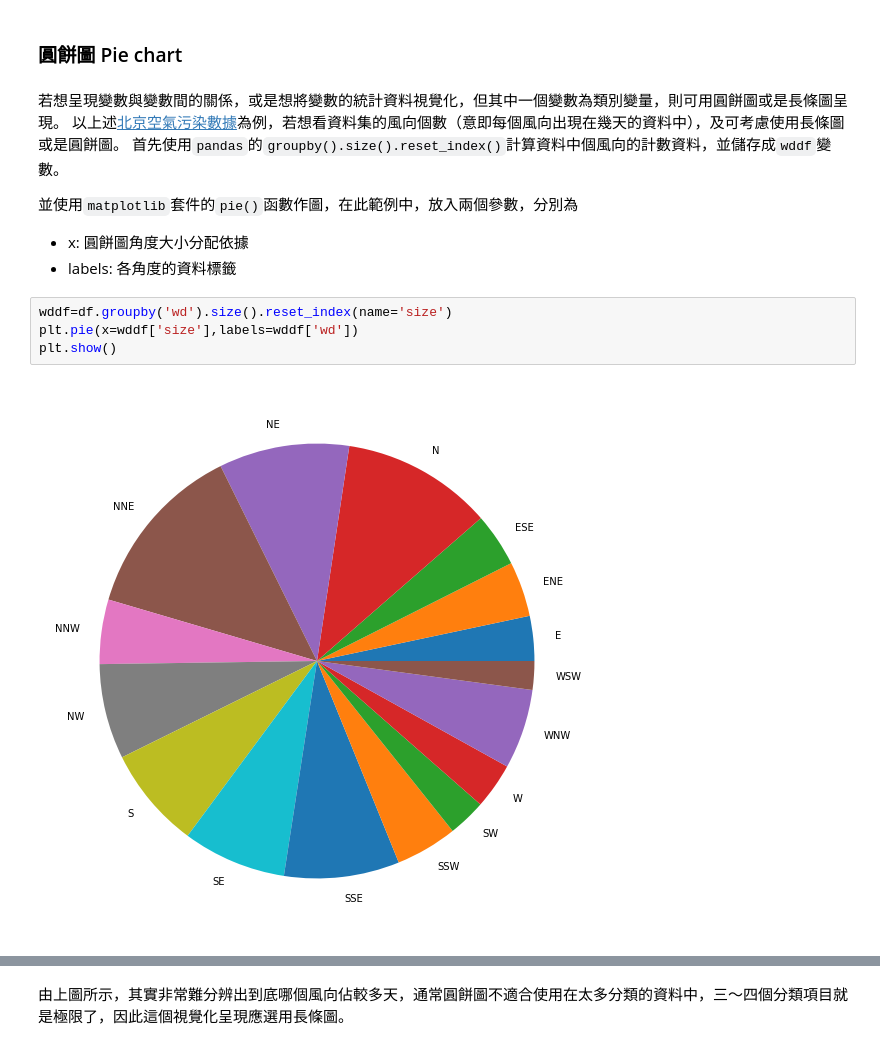
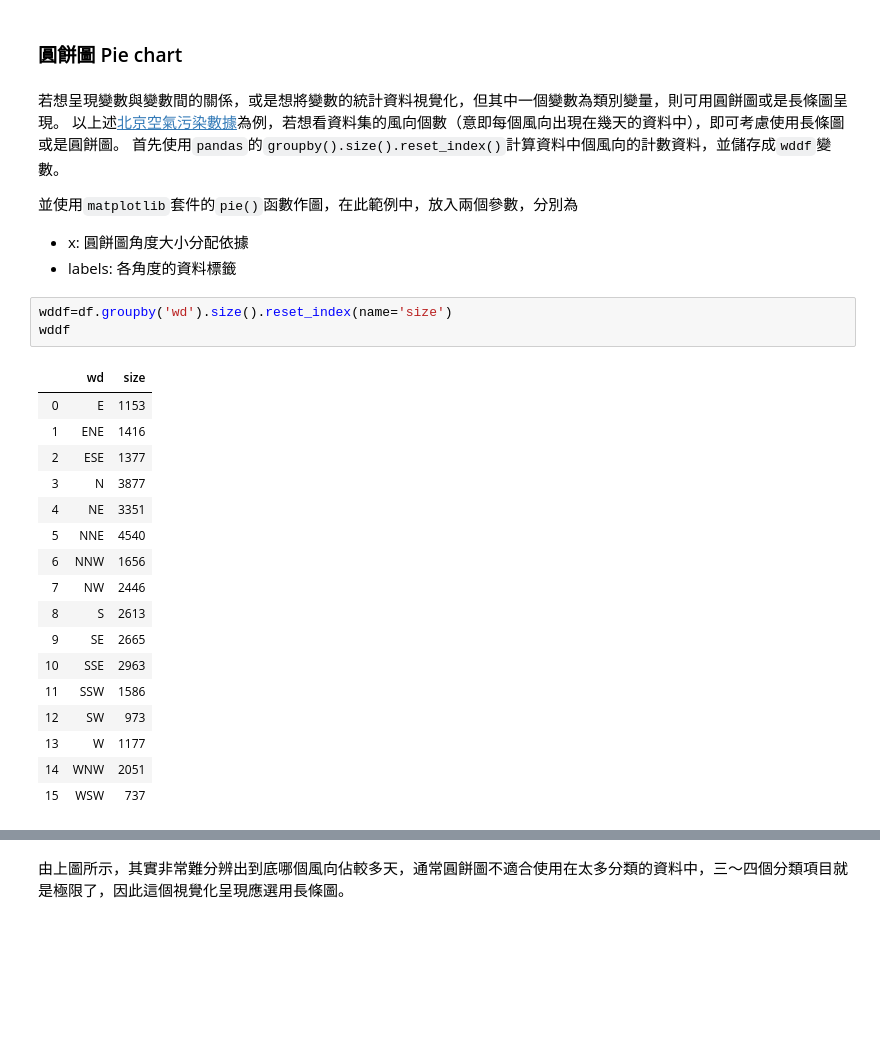
Before and after one commit to yijutseng/DataVisPython, a Jupyter notebook: matplotlib.ipynb, the cells around one changed output, grey strips where cells are left out. Cells and saved outputs as stored; diff of their text form; blank space fills up the shorter version.

```diff
--- a/matplotlib.ipynb
+++ b/matplotlib.ipynb
@@ -199,7 +218,7 @@ invalid value encountered in less_equal
 ### 圓餅圖 Pie chart
 # %% [markdown]
 若想呈現變數與變數間的關係，或是想將變數的統計資料視覺化，但其中一個變數為類別變量，則可用圓餅圖或是長條圖呈現。
-以上述[北京空氣污染數據](https://archive.ics.uci.edu/ml/datasets/Beijing+Multi-Site+Air-Quality+Data)為例，若想看資料集的風向個數（意即每個風向出現在幾天的資料中），及可考慮使用長條圖或是圓餅圖。
+以上述[北京空氣污染數據](https://archive.ics.uci.edu/ml/datasets/Beijing+Multi-Site+Air-Quality+Data)為例，若想看資料集的風向個數（意即每個風向出現在幾天的資料中），即可考慮使用長條圖或是圓餅圖。
 首先使用`pandas`的`groupby().size().reset_index()`計算資料中個風向的計數資料，並儲存成`wddf`變數。
 
 並使用`matplotlib`套件的`pie()`函數作圖，在此範例中，放入兩個參數，分別為
@@ -207,7 +226,22 @@ invalid value encountered in less_equal
 - labels: 各角度的資料標籤
 # %%
 wddf=df.groupby('wd').size().reset_index(name='size')
-plt.pie(x=wddf['size'],labels=wddf['wd'])
-plt.show()
+wddf
 # %% [output]
-[figure, removed]
+|  | wd | size |
+| 0 | E | 1153 |
+| 1 | ENE | 1416 |
+| 2 | ESE | 1377 |
+| 3 | N | 3877 |
+| 4 | NE | 3351 |
+| 5 | NNE | 4540 |
+| 6 | NNW | 1656 |
+| 7 | NW | 2446 |
+| 8 | S | 2613 |
+| 9 | SE | 2665 |
+| 10 | SSE | 2963 |
+| 11 | SSW | 1586 |
+| 12 | SW | 973 |
+| 13 | W | 1177 |
+| 14 | WNW | 2051 |
+| 15 | WSW | 737 |
```
Also changed, not shown: parts of 26 cells of this notebook, 2 other files.
